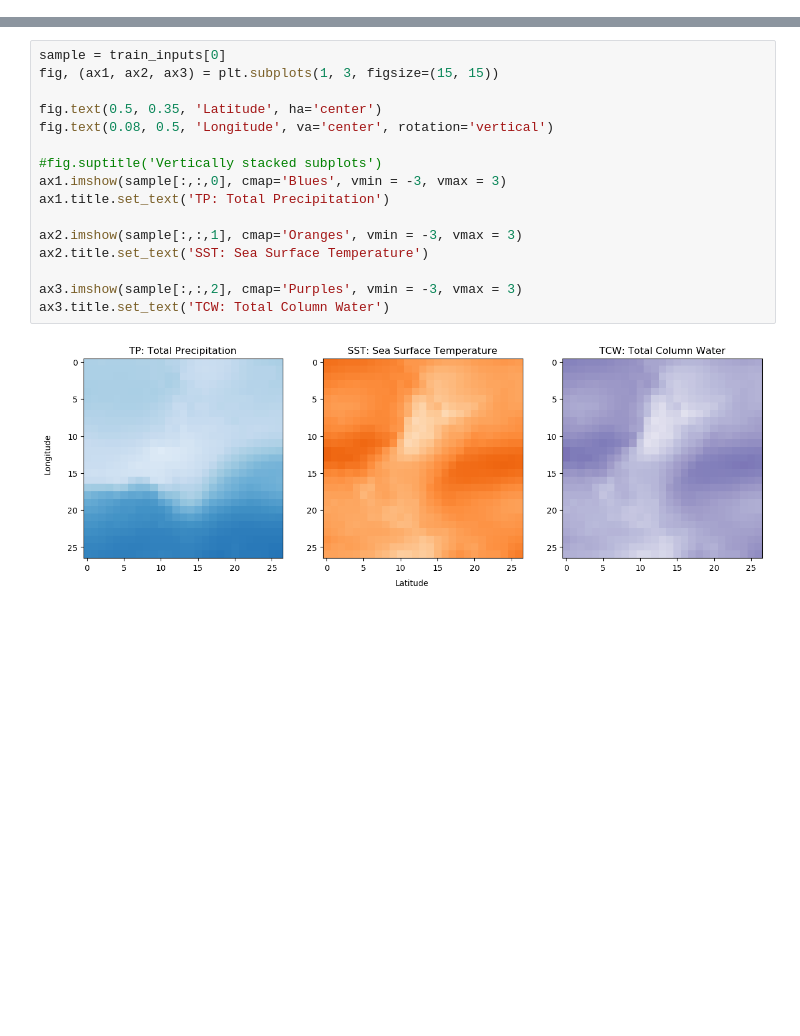
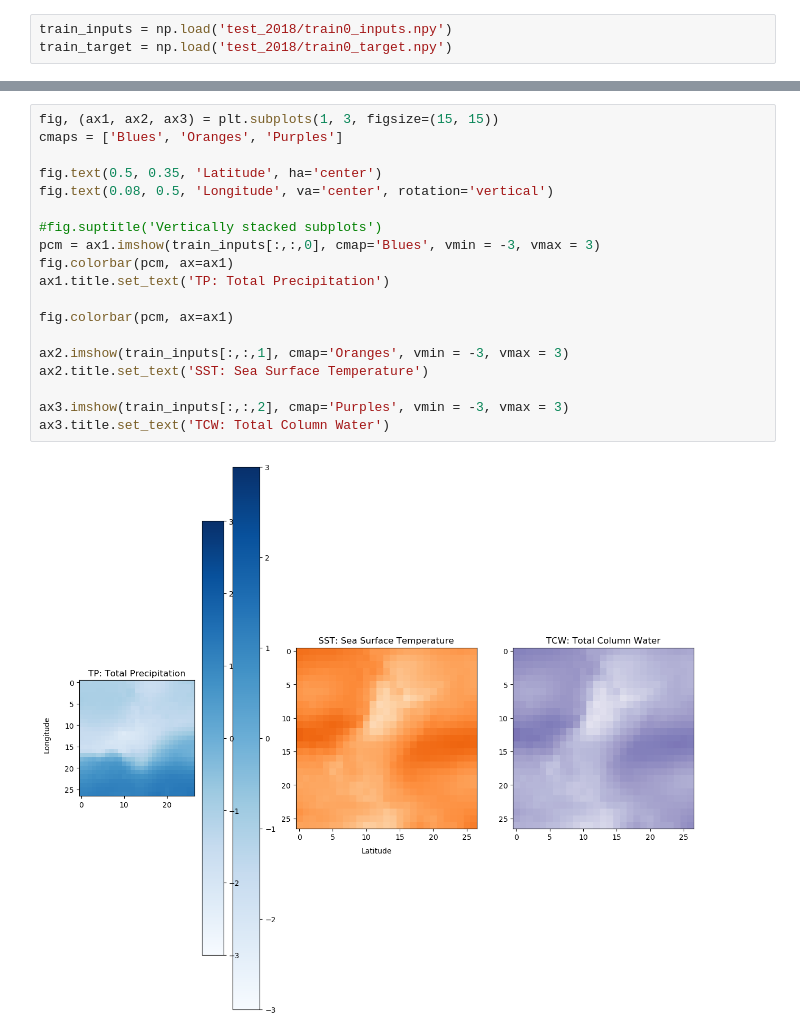
Before and after one commit to chiemvs/lorentz, a Jupyter notebook: dianna/dianna.ipynb, the cells around one changed output, grey strips where cells are left out. Cells and saved outputs as stored; diff of their text form; blank space fills up the shorter version.

```diff
--- a/dianna/dianna.ipynb
+++ b/dianna/dianna.ipynb
@@ -60 +51,4 @@ train_target.shape
+# %%
+train_inputs = np.load('test_2018/train0_inputs.npy')
+train_target = np.load('test_2018/train0_target.npy')
 # %%
@@ -80,18 +78,21 @@ plt.show()
 # %%
-sample = train_inputs[0]
 fig, (ax1, ax2, ax3) = plt.subplots(1, 3, figsize=(15, 15))
+cmaps = ['Blues', 'Oranges', 'Purples']
 
 fig.text(0.5, 0.35, 'Latitude', ha='center')
 fig.text(0.08, 0.5, 'Longitude', va='center', rotation='vertical')
 
 #fig.suptitle('Vertically stacked subplots')
-ax1.imshow(sample[:,:,0], cmap='Blues', vmin = -3, vmax = 3)
+pcm = ax1.imshow(train_inputs[:,:,0], cmap='Blues', vmin = -3, vmax = 3)
+fig.colorbar(pcm, ax=ax1)
 ax1.title.set_text('TP: Total Precipitation')
 
-ax2.imshow(sample[:,:,1], cmap='Oranges', vmin = -3, vmax = 3)
+fig.colorbar(pcm, ax=ax1)
+
+ax2.imshow(train_inputs[:,:,1], cmap='Oranges', vmin = -3, vmax = 3)
 ax2.title.set_text('SST: Sea Surface Temperature')
 
-ax3.imshow(sample[:,:,2], cmap='Purples', vmin = -3, vmax = 3)
+ax3.imshow(train_inputs[:,:,2], cmap='Purples', vmin = -3, vmax = 3)
 ax3.title.set_text('TCW: Total Column Water')
 # %% [output]
-[figure, old version]
+[figure, new version]
```
Also changed, not shown: parts of 16 cells of this notebook, 19 other files.
